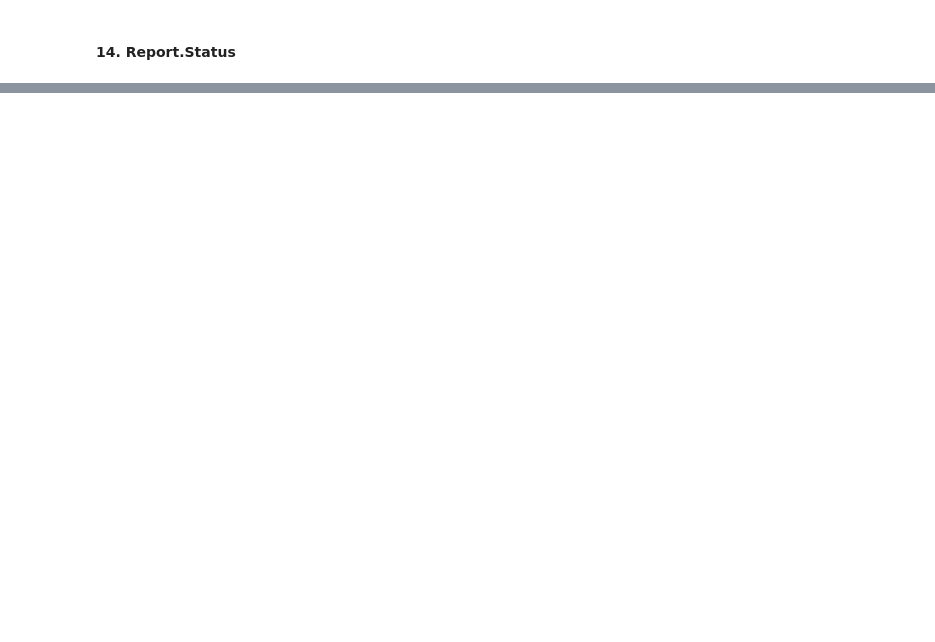
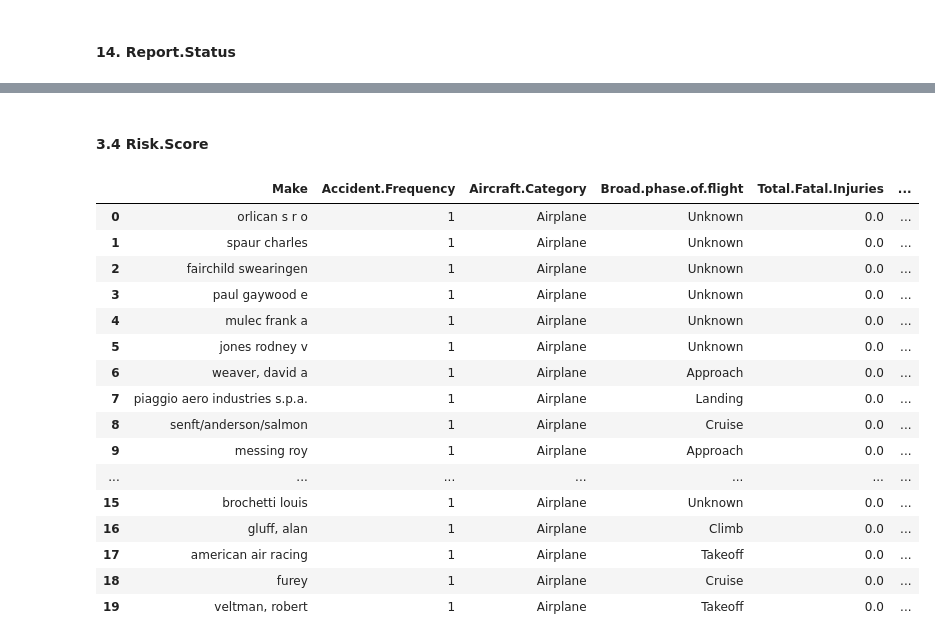
Before and after one commit to vkigen/dsc-phase-1-project-v3, a Jupyter notebook: final_index.ipynb, the cells around one changed output, grey strips where cells are left out. Saved outputs shown, nothing was run; the diff lists cells and outputs as text; code cells hidden in the pictures; blank space fills up the shorter version.

```diff
--- a/final_index.ipynb
+++ b/final_index.ipynb
@@ -807,0 +930,3 @@ dtype: int64
+# %%
+mode_value = adc['Model'].mode()[0]
+adc['Model'].fillna(mode_value, inplace=True)
@@ -807,0 +1124,33 @@ dtype: int64
+# %% [markdown]
+#### 3.4 Risk.Score
+# %%
+airplane_make_df['Normalized.Frequency'] = (airplane_make_df['Accident.Frequency'] - airplane_make_df['Accident.Frequency'].min()) / (airplane_make_df['Accident.Frequency'].max() - airplane_make_df['Accident.Frequency'].min())
+airplane_make_df['Normalized.Fatality.Rate'] = (airplane_make_df['Fatality.Rate'] - airplane_make_df['Fatality.Rate'].min()) / (airplane_make_df['Fatality.Rate'].max() - airplane_make_df['Fatality.Rate'].min())
+airplane_make_df['Normalized.Pilot.Error.Rate'] = (airplane_make_df['Pilot.Error.Rate'] - airplane_make_df['Pilot.Error.Rate'].min()) / (airplane_make_df['Pilot.Error.Rate'].max() - airplane_make_df['Pilot.Error.Rate'].min())
+
+
+# Calculate the risk score
+airplane_make_df['Risk.Score'] = (0.45 * airplane_make_df['Normalized.Frequency'] + 0.45 * airplane_make_df['Normalized.Fatality.Rate'] + 0.1 * airplane_make_df['Normalized.Pilot.Error.Rate'])
+
+# Sort the dataframe by 'Accident.Frequency' in descending order
+airplane_make_df = airplane_make_df.sort_values(by='Risk.Score', ascending=True).reset_index(drop=True)
+
+airplane_make_df.head(20)
+# %% [output]
+|  | Make | Accident.Frequency | Aircraft.Category | Broad.phase.of.flight | Total.Fatal.Injuries | ... |
+| 0 | orlican s r o | 1 | Airplane | Unknown | 0.0 | ... |
+| 1 | spaur charles | 1 | Airplane | Unknown | 0.0 | ... |
+| 2 | fairchild swearingen | 1 | Airplane | Unknown | 0.0 | ... |
+| 3 | paul gaywood e | 1 | Airplane | Unknown | 0.0 | ... |
+| 4 | mulec frank a | 1 | Airplane | Unknown | 0.0 | ... |
+| 5 | jones rodney v | 1 | Airplane | Unknown | 0.0 | ... |
+| 6 | weaver, david a | 1 | Airplane | Approach | 0.0 | ... |
+| 7 | piaggio aero industries s.p.a. | 1 | Airplane | Landing | 0.0 | ... |
+| 8 | senft/anderson/salmon | 1 | Airplane | Cruise | 0.0 | ... |
+| 9 | messing roy | 1 | Airplane | Approach | 0.0 | ... |
+| ... | ... | ... | ... | ... | ... | ... |
+| 15 | brochetti louis | 1 | Airplane | Unknown | 0.0 | ... |
+| 16 | gluff, alan | 1 | Airplane | Climb | 0.0 | ... |
+| 17 | american air racing | 1 | Airplane | Takeoff | 0.0 | ... |
+| 18 | furey | 1 | Airplane | Cruise | 0.0 | ... |
+| 19 | veltman, robert | 1 | Airplane | Takeoff | 0.0 | ... |
```
Also changed, not shown: parts of 66 cells of this notebook, 2 other files.
